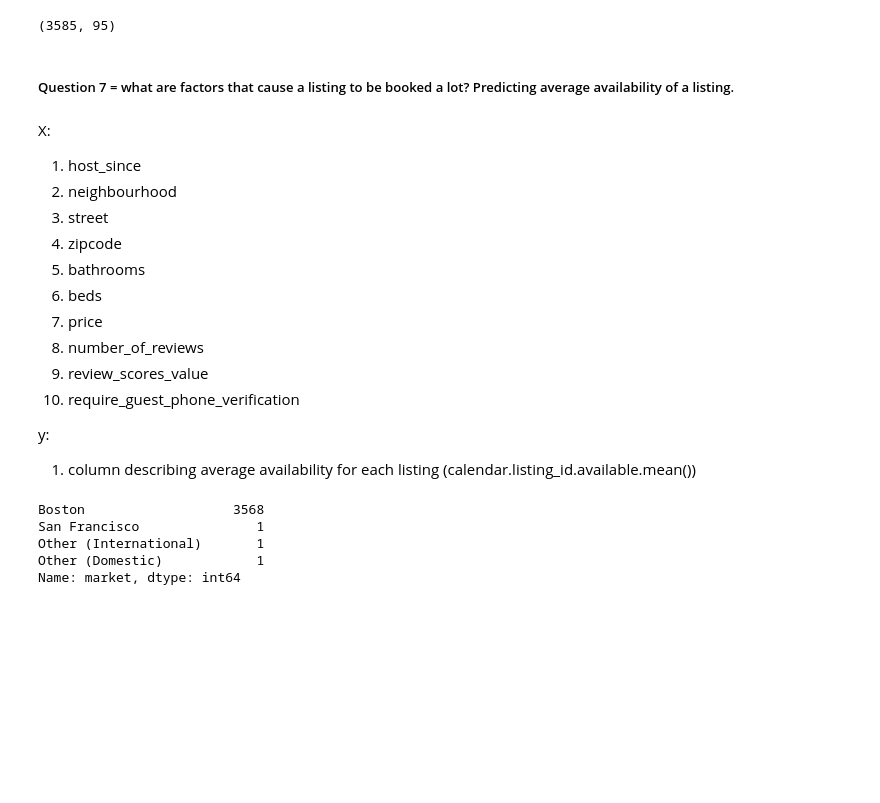
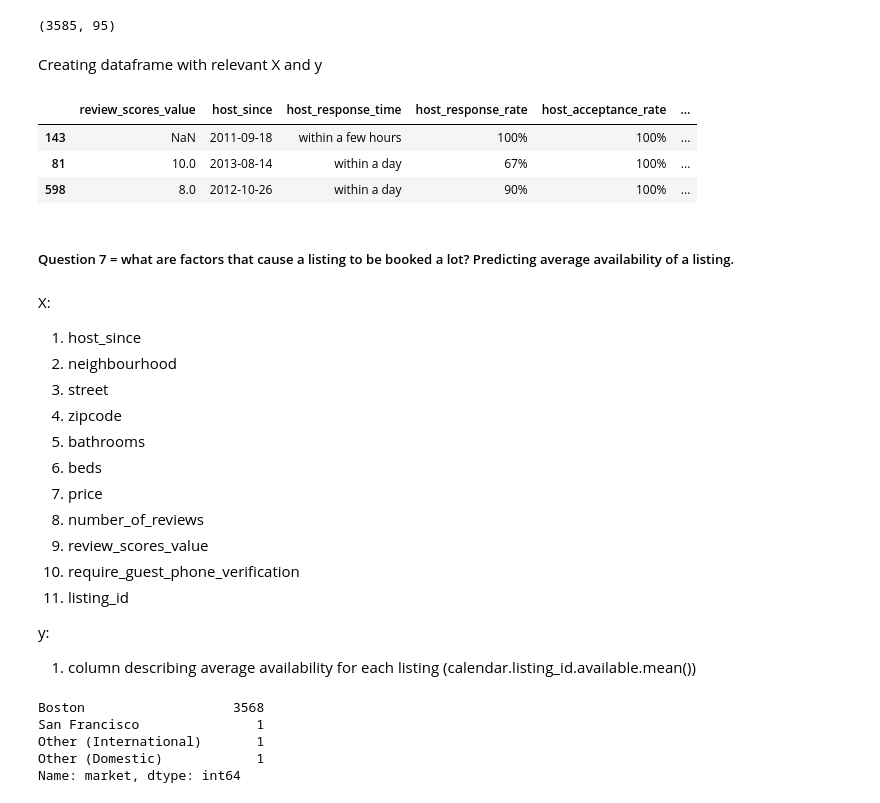
Before and after one commit to sdaphtardar/airbnb_dataset_analysis, a Jupyter notebook: AirBnB_Data_Analysis.ipynb, the cells around one changed output. Cells and saved outputs as stored; diff of their text form; code cells hidden in the pictures; blank space fills up the shorter version.

```diff
--- a/AirBnB_Data_Analysis.ipynb
+++ b/AirBnB_Data_Analysis.ipynb
@@ -1055,6 +1084,24 @@ df_boston_listings.neighbourhood.nunique()
 df_boston_listings.shape
 # %% [output]
 (3585, 95)
+# %% [markdown]
+Creating dataframe with relevant X and y
+# %%
+df_predict_review_scores_value = df_boston_listings.copy()
+# %%
+predict_review_scores_value_x = ['host_since', 'host_response_time', 'host_response_rate', 'host_acceptance_rate',\
+'host_is_superhost', 'host_identity_verified', 'neighbourhood', 'zipcode', 'price', 'security_deposit', 'cleaning_fee']
+# %%
+predict_review_scores_value_y = ['review_scores_value']
+# %%
+df_predict_review_scores_value = df_predict_review_scores_value[predict_review_scores_value_y + predict_review_scores_value_x]
+# %%
+df_predict_review_scores_value.sample(3)
+# %% [output]
+|  | review_scores_value | host_since | host_response_time | host_response_rate | host_acceptance_rate | ... |
+| 143 | NaN | 2011-09-18 | within a few hours | 100% | 100% | ... |
+| 81 | 10.0 | 2013-08-14 | within a day | 67% | 100% | ... |
+| 598 | 8.0 | 2012-10-26 | within a day | 90% | 100% | ... |
 # %% [markdown]
 ##### Question 7 = what are factors that cause a listing to be booked a lot?  Predicting average availability of a listing.
 # %% [markdown]
@@ -1069,6 +1116,7 @@ X:
 8. number_of_reviews
 9. review_scores_value
 10. require_guest_phone_verification
+11. listing_id
 
 
 y:
```
Also changed, not shown: parts of 33 cells of this notebook.
